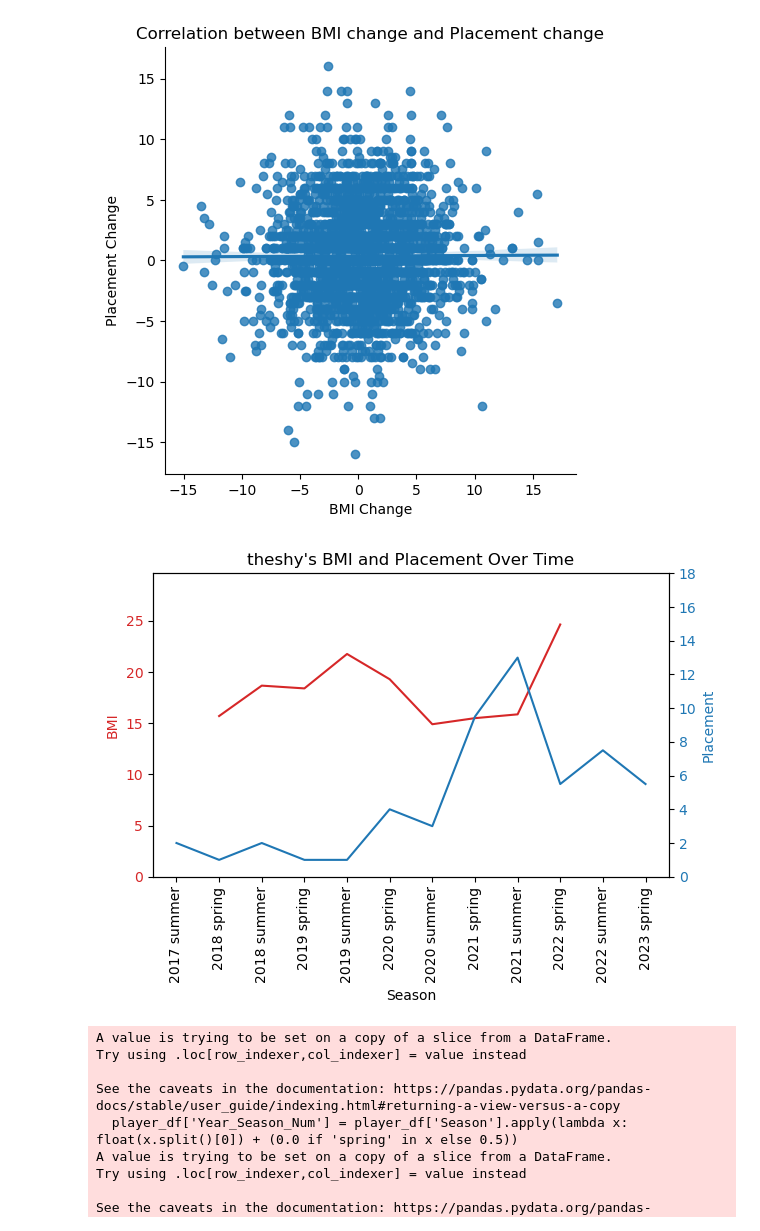
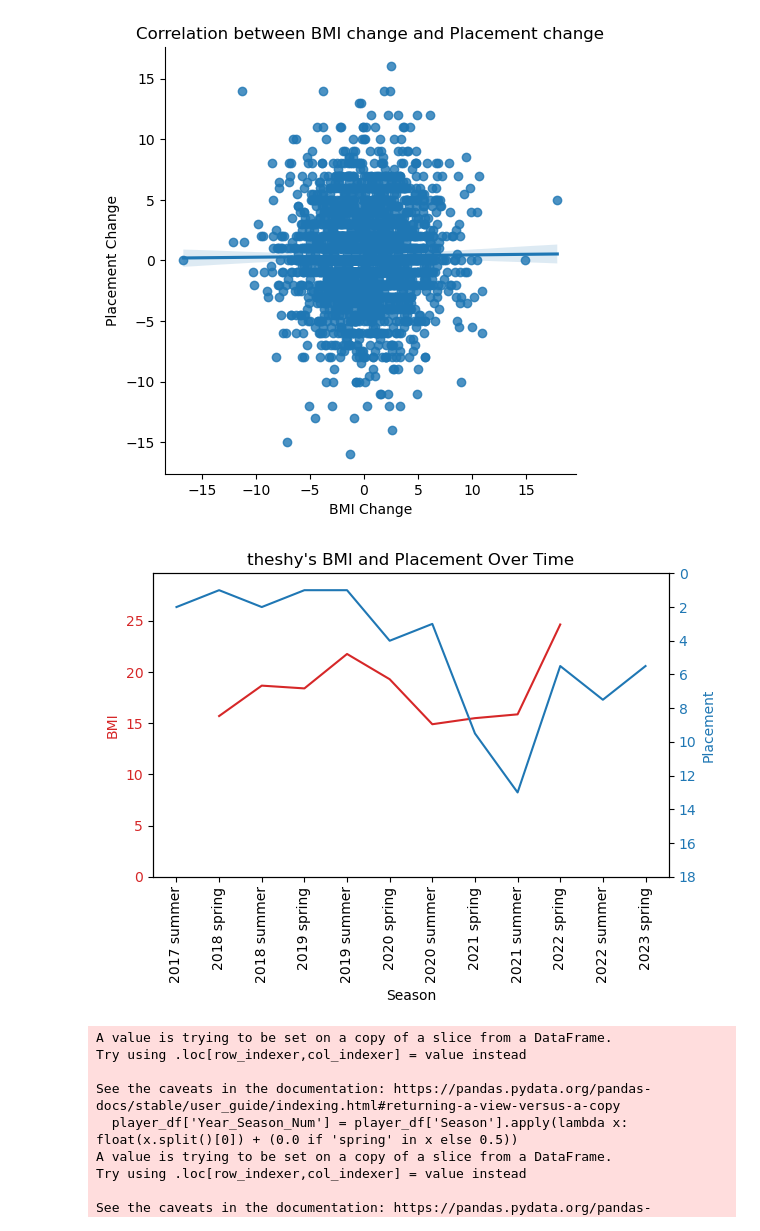
Before and after one commit to wavyvone/BMI_vs_Performance, a Jupyter notebook: process_dataset.ipynb, the cells around one changed output. Saved outputs shown, nothing was run; the diff lists cells and outputs as text; code cells hidden in the pictures.

```diff
--- a/process_dataset.ipynb
+++ b/process_dataset.ipynb
@@ -342,34 +342,34 @@ print(df)
 # %%
 import pandas as pd
 
 # Load the data
-df = pd.read_csv("processedDataset/combined_2.csv")
+df = pd.read_csv("processedDataset2/combined_2.csv")
 
 # Ensure we only have players with at least two BMI measurements and corresponding placements
 df = df.dropna(subset=['BMI'])
 counts = df['Player'].value_counts()
 df = df[df['Player'].isin(counts[counts > 1].index)]
 
 # Sort values to ensure we calculate the differences chronologically
 df = df.sort_values(['Player', 'Season'])
 
 # Calculate the difference in BMI and placement for each player from one period to the next
 df['BMI Change'] = df.groupby('Player')['BMI'].diff()
 df['Placement Change'] = df.groupby('Player')['Placement'].diff()
 
 # Drop any rows with missing BMI or placement changes
 df = df.dropna(subset=['BMI Change', 'Placement Change'])
 
 df.to_csv("processedDataset/combined_3.csv", index=False)
 
 import matplotlib.pyplot as plt
 import seaborn as sns
 
 sns.lmplot(x='BMI Change', y='Placement Change', data=df)
 plt.title("Correlation between BMI change and Placement change")
 plt.show()
 # %% [output]
-[figure, old version]
+[figure, new version]
 # %%
 import pandas as pd
 import matplotlib.pyplot as plt
@@ -411,6 +411,7 @@ def plot_player_bmi_placement(player_name):
     # Set the x-ticks and rotate them
     ax1.set_xticks(player_data['Season'])
     plt.setp(ax1.get_xticklabels(), rotation=90)
+    ax2.invert_yaxis()
 
     # Show the plot
     plt.title(f"{player_name}'s BMI and Placement Over Time")
@@ -420,7 +421,7 @@ def plot_player_bmi_placement(player_name):
 # Now, you can call the function with any player's name, for example:
 plot_player_bmi_placement('theshy')
 # %% [output]
-[figure, old version]
+[figure, new version]
 # %%
 import pandas as pd
 import numpy as np
```
Also changed, not shown: parts of 9 cells of this notebook.
